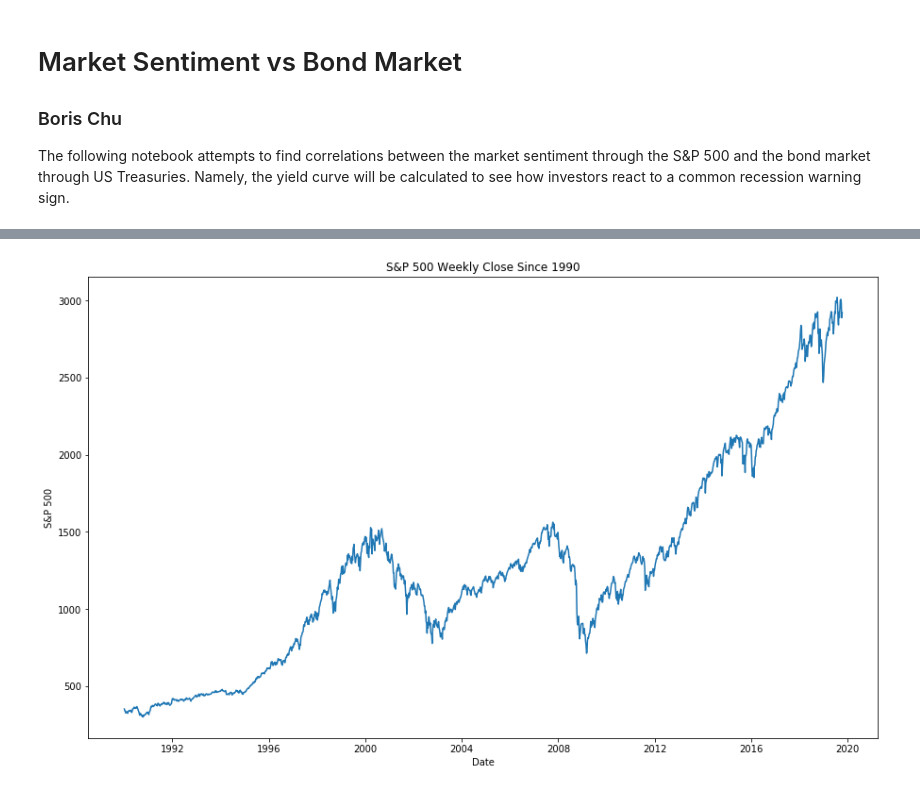
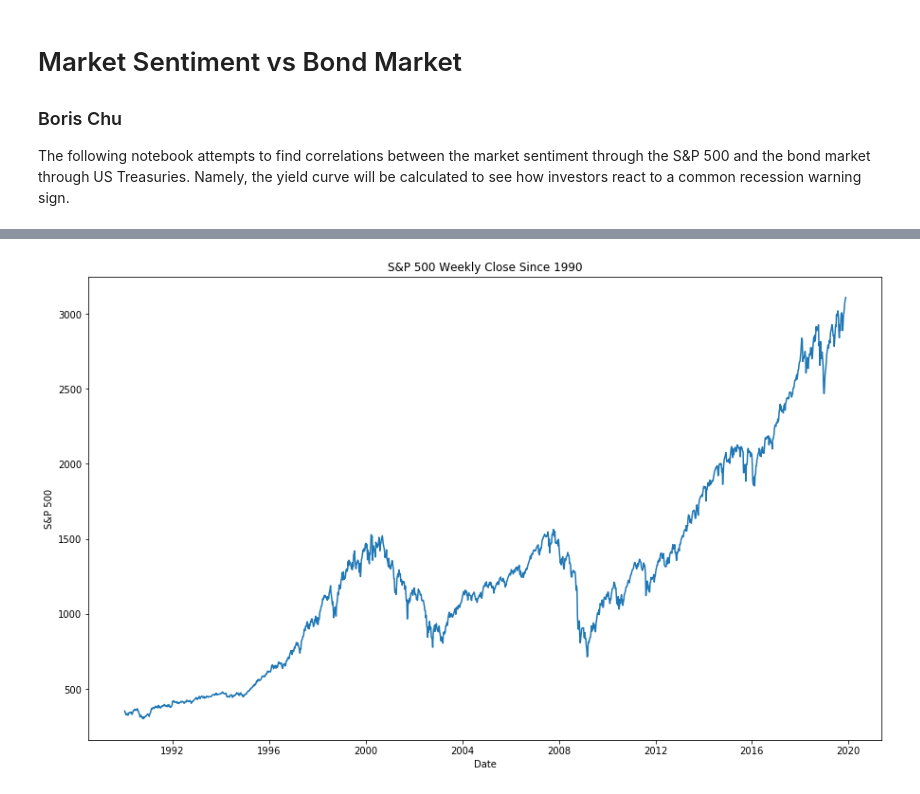
Before and after one commit to borischu/Market-Sentiment-vs-Bond-Market, a Jupyter notebook: Market Sentiment vs Bond Market.ipynb, the cells around one changed output, grey strips where cells are left out. Cells and saved outputs as stored; diff of their text form; code cells hidden in the pictures.

Commit message:
more graphs

```diff
--- a/Market Sentiment vs Bond Market.ipynb
+++ b/Market Sentiment vs Bond Market.ipynb
@@ -46,0 +36,6 @@ df
+# %%
+data = treasuries.join(sentiment)
+data = data.dropna(subset=['Bearish', 'Bullish', 'Neutral'])
+data.index = pd.to_datetime(data.index)
+pd.plotting.register_matplotlib_converters()
+data
@@ -47,9 +57,9 @@ df
 # %%
-plt.plot(df['S&P 500 Weekly Close'])
+plt.plot(data['S&P 500 Weekly Close'])
 plt.xlabel('Date')
 plt.ylabel('S&P 500')
 plt.title('S&P 500 Weekly Close Since 1990')
 plt.rcParams['figure.figsize'] = [15, 9]
 plt.show()
 # %% [output]
-[figure, old version]
+[figure, new version]
```
Also changed, not shown: parts of 8 cells of this notebook.
